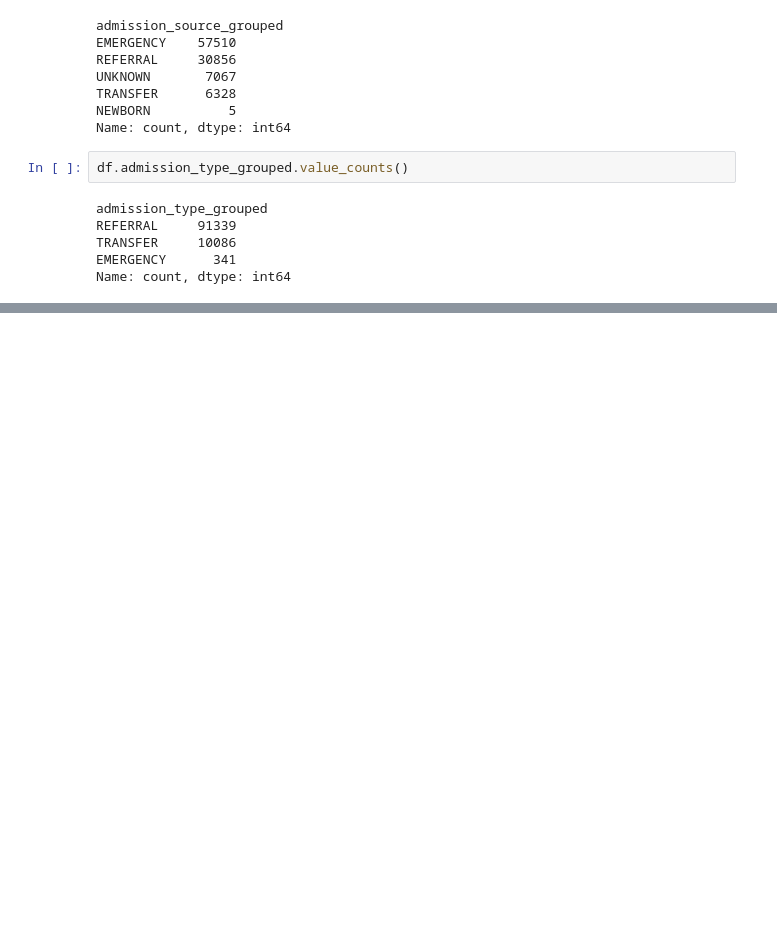
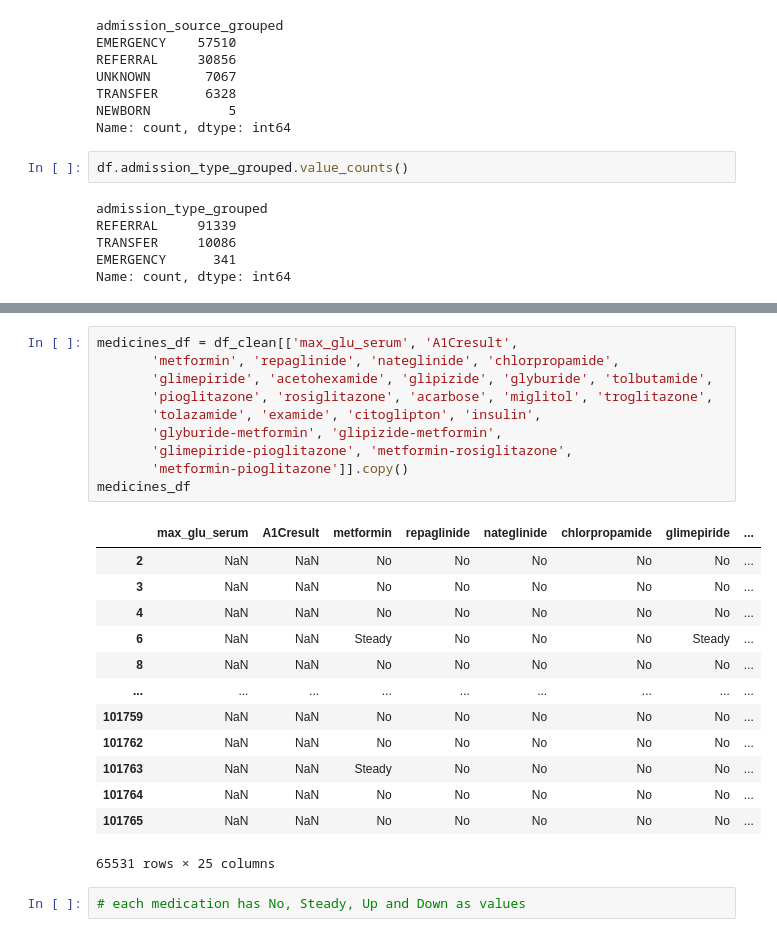
Before and after one commit to Sarztak/Predicting-Hospital-Readmission-for-Patients-with-Diabetes, a Jupyter notebook: eda/data_cleaning.ipynb, the cells around one changed output, grey strips where cells are left out. Drawn from its saved outputs; the diff is of its cells as text; blank space fills up the shorter version.

```diff
--- a/eda/data_cleaning.ipynb
+++ b/eda/data_cleaning.ipynb
@@ -72,0 +213,26 @@ df_clean
+# %%
+medicines_df = df_clean[['max_glu_serum', 'A1Cresult',
+       'metformin', 'repaglinide', 'nateglinide', 'chlorpropamide',
+       'glimepiride', 'acetohexamide', 'glipizide', 'glyburide', 'tolbutamide',
+       'pioglitazone', 'rosiglitazone', 'acarbose', 'miglitol', 'troglitazone',
+       'tolazamide', 'examide', 'citoglipton', 'insulin',
+       'glyburide-metformin', 'glipizide-metformin',
+       'glimepiride-pioglitazone', 'metformin-rosiglitazone',
+       'metformin-pioglitazone']].copy()
+medicines_df
+# %% [output]
+|  | max_glu_serum | A1Cresult | metformin | repaglinide | nateglinide | chlorpropamide | glimepiride | ... |
+| 2 | NaN | NaN | No | No | No | No | No | ... |
+| 3 | NaN | NaN | No | No | No | No | No | ... |
+| 4 | NaN | NaN | No | No | No | No | No | ... |
+| 6 | NaN | NaN | Steady | No | No | No | Steady | ... |
+| 8 | NaN | NaN | No | No | No | No | No | ... |
+| ... | ... | ... | ... | ... | ... | ... | ... | ... |
+| 101759 | NaN | NaN | No | No | No | No | No | ... |
+| 101762 | NaN | NaN | No | No | No | No | No | ... |
+| 101763 | NaN | NaN | Steady | No | No | No | No | ... |
+| 101764 | NaN | NaN | No | No | No | No | No | ... |
+| 101765 | NaN | NaN | No | No | No | No | No | ... |
+65531 rows × 25 columns
+# %%
+# each medication has No, Steady, Up and Down as values
```
Also changed, not shown: parts of 28 cells of this notebook, 1 other file.
